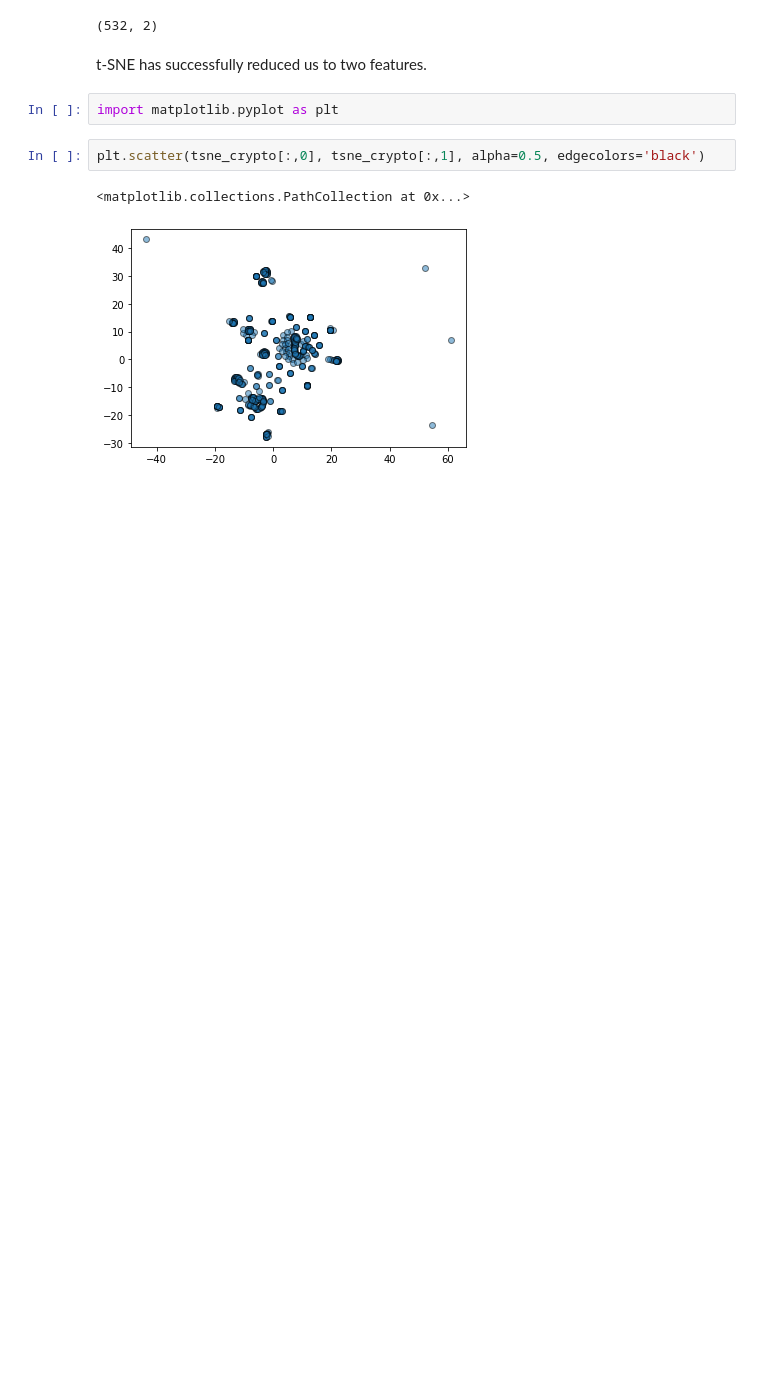
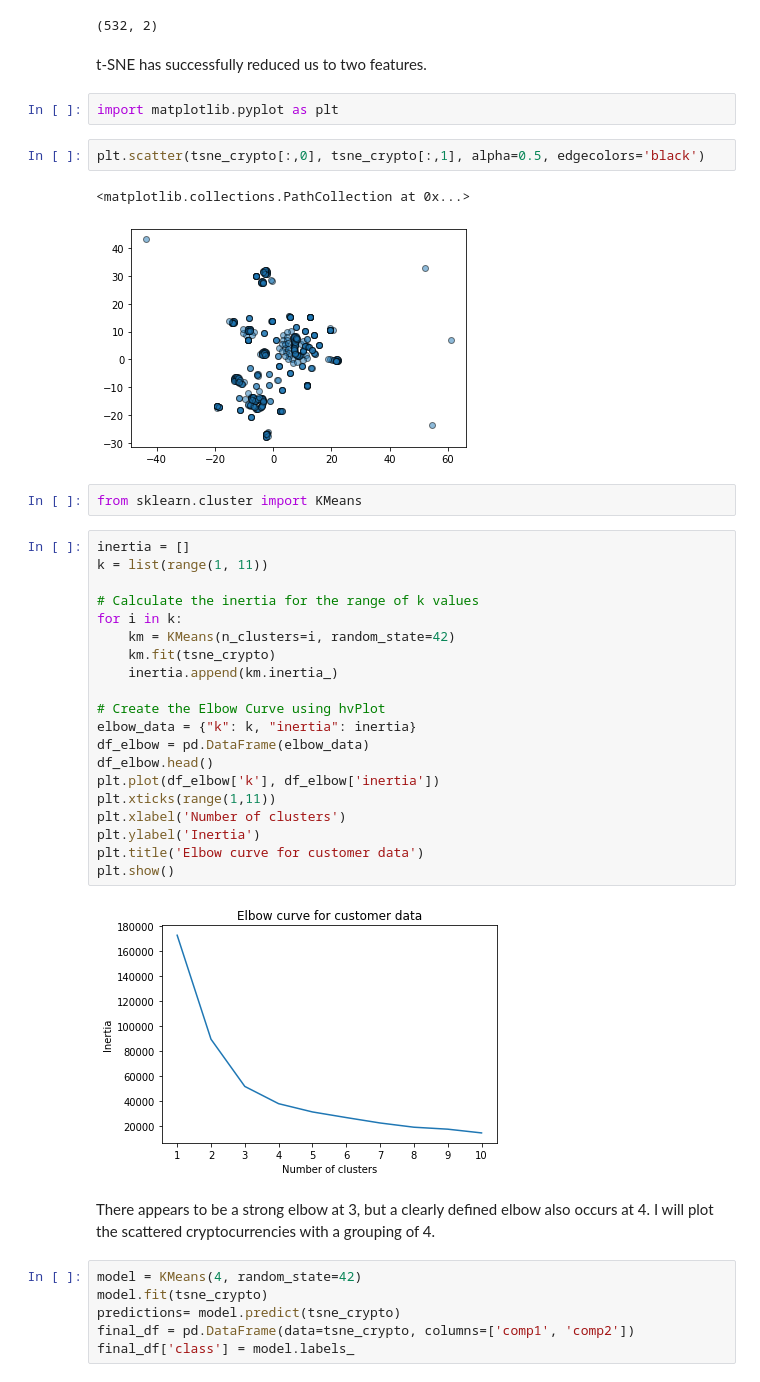
Before and after one commit to Alex-Saunders-Codes/unsupervised_learning_challenge, a Jupyter notebook: crypto_analysis.ipynb, the cells around one changed output. Cells and saved outputs as stored; diff of their text form; blank space fills up the shorter version.

Commit message:
did kmeans clustering, wrote final analysis.

```diff
--- a/crypto_analysis.ipynb
+++ b/crypto_analysis.ipynb
@@ -102,3 +102,35 @@ plt.scatter(tsne_crypto[:,0], tsne_crypto[:,1], alpha=0.5, edgecolors='black')
 # %% [output]
 <matplotlib.collections.PathCollection at 0x...>
 [figure]
+# %%
+from sklearn.cluster import KMeans
+# %%
+inertia = []
+k = list(range(1, 11))
+
+# Calculate the inertia for the range of k values
+for i in k:
+    km = KMeans(n_clusters=i, random_state=42)
+    km.fit(tsne_crypto)
+    inertia.append(km.inertia_)
+
+# Create the Elbow Curve using hvPlot
+elbow_data = {"k": k, "inertia": inertia}
+df_elbow = pd.DataFrame(elbow_data)
+df_elbow.head()
+plt.plot(df_elbow['k'], df_elbow['inertia'])
+plt.xticks(range(1,11))
+plt.xlabel('Number of clusters')
+plt.ylabel('Inertia')
+plt.title('Elbow curve for customer data')
+plt.show()
+# %% [output]
+[figure, added]
+# %% [markdown]
+There appears to be a strong elbow at 3, but a clearly defined elbow also occurs at 4. I will plot the scattered cryptocurrencies with a grouping of 4.
+# %%
+model = KMeans(4, random_state=42)
+model.fit(tsne_crypto)
+predictions= model.predict(tsne_crypto)
+final_df = pd.DataFrame(data=tsne_crypto, columns=['comp1', 'comp2'])
+final_df['class'] = model.labels_
```
Also changed, not shown: parts of 2 cells of this notebook.
